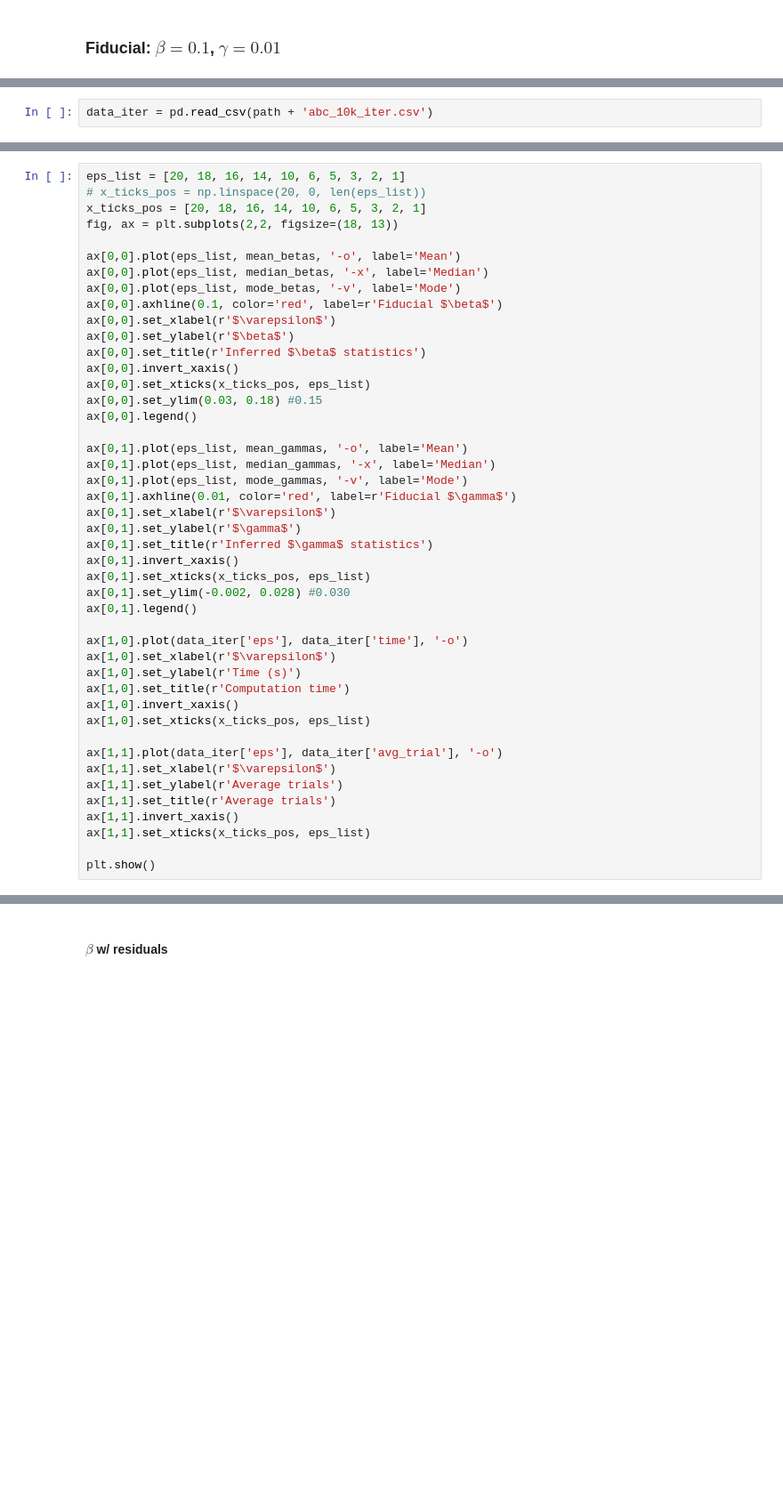
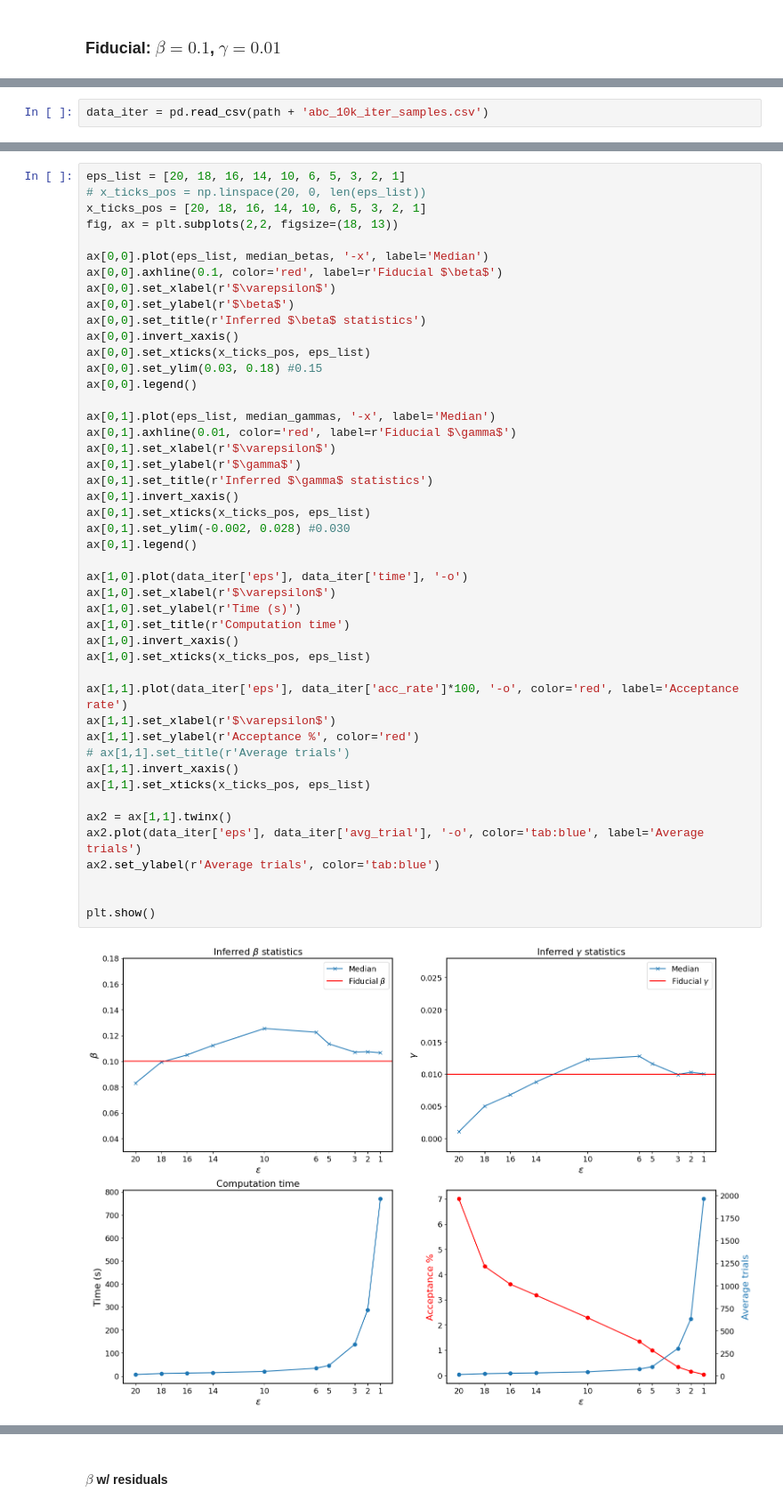
Before and after one commit to Berto70/abc_sir, a Jupyter notebook: py_code/abc_test.ipynb, the cells around one changed output, grey strips where cells are left out. Shown at 89% size. Cells and saved outputs as stored; diff of their text form; blank space fills up the shorter version.

```diff
--- a/py_code/abc_test.ipynb
+++ b/py_code/abc_test.ipynb
@@ -103,3 +31,3 @@ data_list = [data_01, data_02, data_03, data_05, data_06, data_10, data_14, data
 # %%
-data_iter = pd.read_csv(path + 'abc_10k_iter.csv')
+data_iter = pd.read_csv(path + 'abc_10k_iter_samples.csv')
 # %%
@@ -137,42 +75,45 @@ eps_list = [20, 18, 16, 14, 10, 6, 5, 3, 2, 1]
 x_ticks_pos = [20, 18, 16, 14, 10, 6, 5, 3, 2, 1]
 fig, ax = plt.subplots(2,2, figsize=(18, 13))
 
-ax[0,0].plot(eps_list, mean_betas, '-o', label='Mean')
 ax[0,0].plot(eps_list, median_betas, '-x', label='Median')
-ax[0,0].plot(eps_list, mode_betas, '-v', label='Mode')
 ax[0,0].axhline(0.1, color='red', label=r'Fiducial $\beta$')
 ax[0,0].set_xlabel(r'$\varepsilon$')
 ax[0,0].set_ylabel(r'$\beta$')
 ax[0,0].set_title(r'Inferred $\beta$ statistics')
 ax[0,0].invert_xaxis()
 ax[0,0].set_xticks(x_ticks_pos, eps_list)
 ax[0,0].set_ylim(0.03, 0.18) #0.15
 ax[0,0].legend()
 
-ax[0,1].plot(eps_list, mean_gammas, '-o', label='Mean')
 ax[0,1].plot(eps_list, median_gammas, '-x', label='Median')
-ax[0,1].plot(eps_list, mode_gammas, '-v', label='Mode')
 ax[0,1].axhline(0.01, color='red', label=r'Fiducial $\gamma$')
 ax[0,1].set_xlabel(r'$\varepsilon$')
 ax[0,1].set_ylabel(r'$\gamma$')
 ax[0,1].set_title(r'Inferred $\gamma$ statistics')
 ax[0,1].invert_xaxis()
 ax[0,1].set_xticks(x_ticks_pos, eps_list)
 ax[0,1].set_ylim(-0.002, 0.028) #0.030
 ax[0,1].legend()
 
 ax[1,0].plot(data_iter['eps'], data_iter['time'], '-o')
 ax[1,0].set_xlabel(r'$\varepsilon$')
 ax[1,0].set_ylabel(r'Time (s)')
 ax[1,0].set_title(r'Computation time')
 ax[1,0].invert_xaxis()
 ax[1,0].set_xticks(x_ticks_pos, eps_list)
 
-ax[1,1].plot(data_iter['eps'], data_iter['avg_trial'], '-o')
+ax[1,1].plot(data_iter['eps'], data_iter['acc_rate']*100, '-o', color='red', label='Acceptance rate')
 ax[1,1].set_xlabel(r'$\varepsilon$')
-ax[1,1].set_ylabel(r'Average trials')
-ax[1,1].set_title(r'Average trials')
+ax[1,1].set_ylabel(r'Acceptance %', color='red')
+# ax[1,1].set_title(r'Average trials')
 ax[1,1].invert_xaxis()
 ax[1,1].set_xticks(x_ticks_pos, eps_list)
 
+ax2 = ax[1,1].twinx()
+ax2.plot(data_iter['eps'], data_iter['avg_trial'], '-o', color='tab:blue', label='Average trials')
+ax2.set_ylabel(r'Average trials', color='tab:blue')
+
+
 plt.show()
+# %% [output]
+[figure, added]
```
Also changed, not shown: parts of 24 cells of this notebook.
